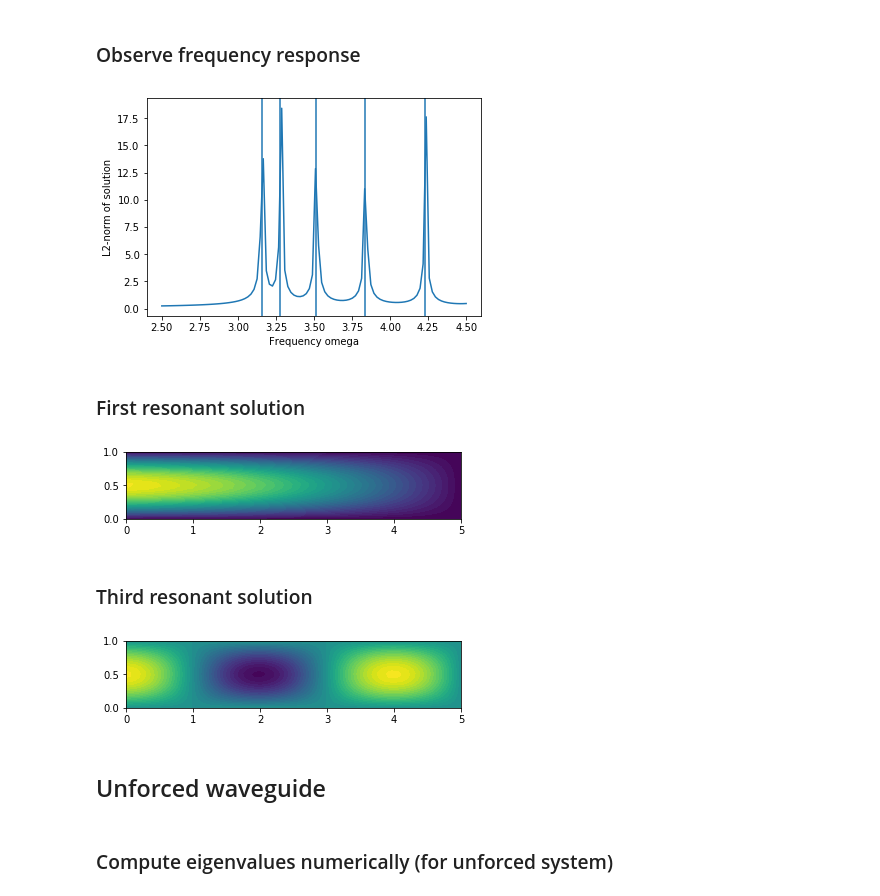
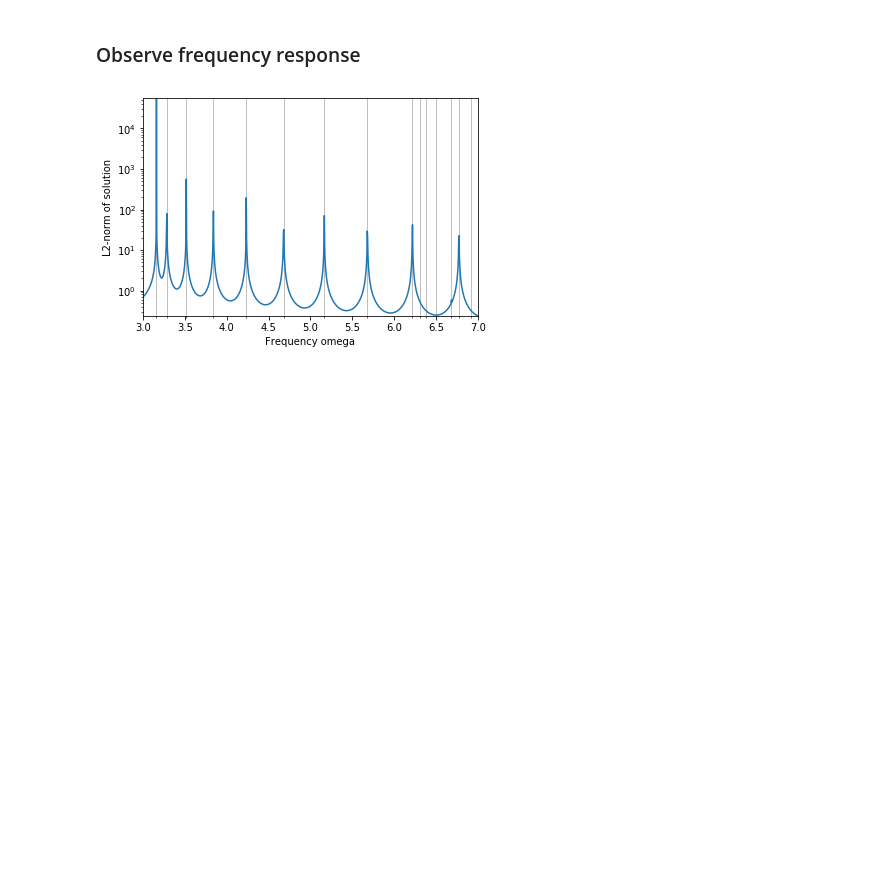
Before and after one commit to FMatti/Maxwell-MRI, a Jupyter notebook: scripts/wg2D_frequency_response.ipynb, the cells around one changed output. Saved outputs shown, nothing was run; the diff lists cells and outputs as text; code cells hidden in the pictures; blank space fills up the shorter version.

```diff
--- a/scripts/wg2D_frequency_response.ipynb
+++ b/scripts/wg2D_frequency_response.ipynb
@@ -28,0 +27,22 @@ def get_analytical_eigenvalues(Lx, Ly, a, b):
+# %%
+def get_numerical_eigenpairs(K, M, V, bc, a, b, k=10):
+    boundary_points = bc.get_boundary_values().keys()
+    all_points = V.dofmap().dofs()
+    inner_points = list(set(all_points) - set(boundary_points))
+    # Alternative 1: inner_points = np.where(~np.all(np.isclose(M.array(), 0), axis=1))[0]
+    # Alternative 2: ones = fen.assemble(fen.TrialFunction(V)*fen.dx)
+    #                ones[:] = 1
+    #                bc.apply(ones)
+    #                inner_points = np.array(ones.get_local(), dtype=bool)
+
+    # TODO: find a way to remove boundary points on sparse matrix
+    M_reduced = M.array()[inner_points, :][:, inner_points]
+    K_reduced = K.array()[inner_points, :][:, inner_points]
+    K_sparse = scipy.sparse.coo_matrix(scipy.sparse.csr_matrix(K_reduced))
+    M_sparse = scipy.sparse.coo_matrix(scipy.sparse.csr_matrix(M_reduced))
+
+    eigvals, eigvecs = scipy.sparse.linalg.eigsh(K_sparse, k=k, M=M_sparse, sigma=(a+b)/2)
+
+    eigvals_inside = [e1 for e1 in eigvals if a <= e1 and e1 <= b]
+    eigvecs_inside = [e2 for e1, e2 in zip(eigvals, eigvecs.T) if a <= e1 and e1 <= b]
+    return eigvals_inside, eigvecs_inside
@@ -47,43 +81,24 @@ boundary, V, bc = wg2D.create(mesh, Inlet())
 # %% [markdown]
 ### Get stiffness and mass matrices and add forcing term
 # %%
-K, M, L = wg2D.setup(boundary, g_z_inlet, mu, eps, V)
+K, M, L = wg2D.setup(boundary, g_z_inlet, mu, eps, V, bc)
 # %% [markdown]
 ### Observe frequency response
 # %%
-omegas = np.linspace(2.5, 4.5, 100)
+omegas = np.linspace(3, 7, 1000)
 
 # L2 norm of solution for many different frequencies
-L2_norms =  get_solution_L2_norms(omegas, K, M, L, bc, V)
-plt.plot(omegas, L2_norms)
-plt.xlabel('Frequency omega')
-plt.ylabel('L2-norm of solution')
+L2_norms =  get_solution_L2_norms(omegas, K, M, L, V)
+fig, ax = plt.subplots()
+ax.plot(omegas, L2_norms)
+ax.set_yscale('log')
+ax.set_xlabel('Frequency omega')
+ax.set_ylabel('L2-norm of solution')
 
-# Expected location of peaks
-eigs = get_analytical_eigenvalues(1.0, 5.0, omegas[0], omegas[-1])
-[plt.axvline(x) for x in eigs]
+eigvals, eigvecs = get_numerical_eigenpairs(K, M, V, bc, omegas[0]**2, omegas[-1]**2, k=50)
+ax.vlines(np.sqrt(eigvals), 0, np.max(L2_norms), linewidth=0.5, colors='k', alpha=0.5)
+ax.set_xticks(np.sqrt(eigvals), minor=True)
+ax.margins(x=0, y=0)
 plt.show()
 # %% [output]
-[figure, old version]
+[figure, new version]
-# %% [markdown]
-### First resonant solution
-# %%
-omega = eigs[0]
-A_z = wg2D.solve(omega, K, M, L, bc, V)
-fen.plot(A_z)
-plt.show()
-# %% [output]
-[figure, removed]
-# %% [markdown]
-### Third resonant solution
-# %%
-omega = eigs[2]
-A_z = wg2D.solve(omega, K, M, L, bc, V)
-fen.plot(A_z)
-plt.show()
-# %% [output]
-[figure, removed]
-# %% [markdown]
-## Unforced waveguide
-# %% [markdown]
-### Compute eigenvalues numerically (for unforced system)
```
Also changed, not shown: parts of 11 cells of this notebook, 1 other file.
